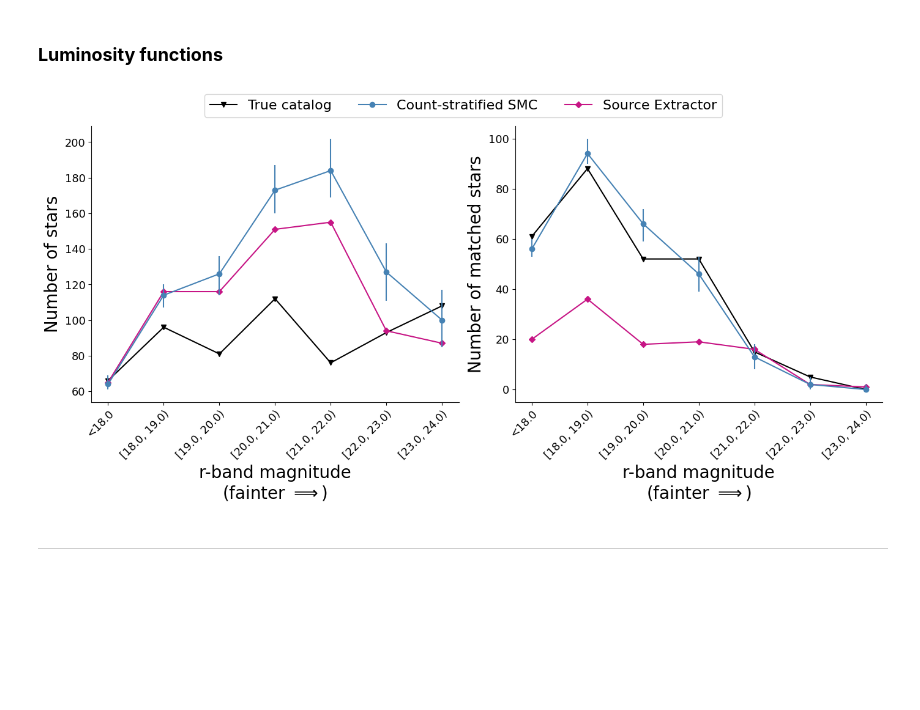
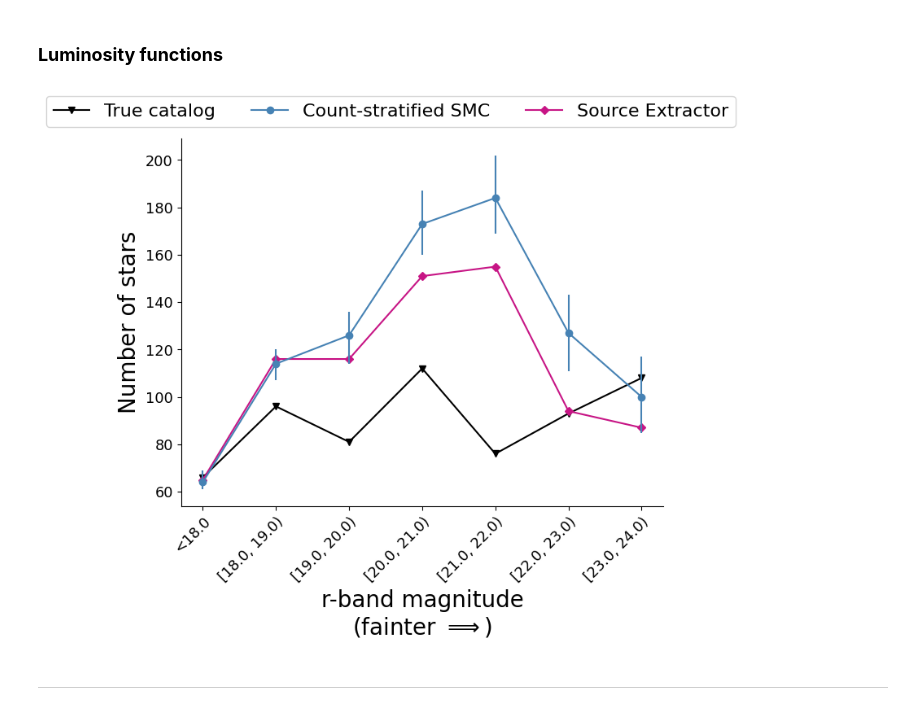
Before and after one commit to timwhite0/smcdet, a Jupyter notebook: experiments/manuscript/m71_manyimages/results/results.ipynb, the cells around one changed output. Drawn from its saved outputs; the diff is of its cells as text; code cells hidden in the pictures; blank space fills up the shorter version.

Commit message:
Update CLF plots and remove labels from detection plots

```diff
--- a/experiments/manuscript/m71_manyimages/results/results.ipynb
+++ b/experiments/manuscript/m71_manyimages/results/results.ipynb
@@ -673,47 +673,36 @@ clf_sep_matches = match_catalogs(pruned_counts, pruned_locs, pruned_fluxes,
                                  1, locs_tol, mags_tol, clf_mag_bins)
 clf_sep_true_total, clf_sep_true_matches, clf_sep_est_total, clf_sep_est_matches = clf_sep_matches
 # %%
-fig, ax = plt.subplots(1, 2, figsize = (14, 6 * 1.075))
+fig, ax = plt.subplots(1, 1, figsize = (7, 6 * 1.075))
 
 ls = 'solid'
 ms = 6
 
-_ = ax[0].plot(clf_mag_bins, clf_smc_true_total.sum(0)[0], label = "True catalog",
-               marker = "v", ms = 1.05*ms, linestyle = ls, color = 'black', zorder = 0)
-_ = ax[0].plot(clf_mag_bins, clf_smc_est_total.sum(0).median(0).values, label = "Count-stratified SMC",
-               marker = smc_marker, ms = ms, linestyle = ls, color = smc_color, zorder = 3)
-_ = ax[0].vlines(clf_mag_bins, ymin = clf_smc_est_total.sum(0).quantile(0.05, dim=0), ymax = clf_smc_est_total.sum(0).quantile(0.95, dim=0),
-                 color = smc_color, zorder = 2)
-_ = ax[0].plot(clf_mag_bins, clf_sep_est_total.sum(0).permute(1, 0), label = "Source Extractor",
-               marker = sep_marker, ms = 0.9*ms, color = sep_color, linestyle = ls, zorder = 1)
-_ = ax[0].set_ylabel('Number of stars', fontsize = bigfont)
+_ = ax.plot(clf_mag_bins, clf_smc_true_total.sum(0)[0], label = "True catalog",
+            marker = "v", ms = 1.05*ms, linestyle = ls, color = 'black', zorder = 0)
+_ = ax.plot(clf_mag_bins, clf_smc_est_total.sum(0).median(0).values, label = "Count-stratified SMC",
+            marker = smc_marker, ms = ms, linestyle = ls, color = smc_color, zorder = 3)
+_ = ax.vlines(clf_mag_bins, ymin = clf_smc_est_total.sum(0).quantile(0.05, dim=0), ymax = clf_smc_est_total.sum(0).quantile(0.95, dim=0),
+              color = smc_color, zorder = 2)
+_ = ax.plot(clf_mag_bins, clf_sep_est_total.sum(0).permute(1, 0), label = "Source Extractor",
+            marker = sep_marker, ms = 0.9*ms, color = sep_color, linestyle = ls, zorder = 1)
+_ = ax.set_ylabel('Number of stars', fontsize = bigfont)
 
-_ = ax[1].plot(clf_mag_bins, clf_smc_true_matches.sum(0)[0], label = "True catalog",
-               marker = "v", ms = 1.05*ms, linestyle = ls, color = 'black', zorder = 0)
-_ = ax[1].plot(clf_mag_bins, clf_smc_est_matches.sum(0).median(0).values, label = "Count-stratified SMC",
-               marker = smc_marker, ms = ms, linestyle = ls, color = smc_color, zorder = 3)
-_ = ax[1].vlines(clf_mag_bins, ymin = clf_smc_est_matches.sum(0).quantile(0.05, dim=0), ymax = clf_smc_est_matches.sum(0).quantile(0.95, dim=0),
-                 color = smc_color, zorder = 2)
-_ = ax[1].plot(clf_mag_bins, clf_sep_est_matches.sum(0).permute(1, 0), label = "Source Extractor",
-               marker = sep_marker, ms = 0.9*ms, color = sep_color, linestyle = ls, zorder = 1)
-_ = ax[1].set_ylabel('Number of matched stars', fontsize = bigfont)
+_ = ax.tick_params(axis = "both", labelsize = 0.8*mediumfont)
+_ = ax.set_xticks(ticks = clf_mag_bins,
+                  labels = [f'<{clf_mag_bins[0]}'] + [f'[{clf_mag_bins[t].item()}, {clf_mag_bins[t+1]})' for t in range(len(clf_mag_bins)-1)],
+                  rotation = 45, ha = 'right', rotation_mode = "anchor")
+_ = ax.set_xlabel('r-band magnitude\n(fainter $\Longrightarrow$)', fontsize = bigfont)
+_ = ax.spines[['top', 'right']].set_visible(False)
 
-for a in ax.flat:
-    _ = a.tick_params(axis = "both", labelsize = 0.8*mediumfont)
-    _ = a.set_xticks(ticks = clf_mag_bins,
-                     labels = [f'<{clf_mag_bins[0]}'] + [f'[{clf_mag_bins[t].item()}, {clf_mag_bins[t+1]})' for t in range(len(clf_mag_bins)-1)],
-                     rotation = 45, ha = 'right', rotation_mode = "anchor")
-    _ = a.set_xlabel('r-band magnitude\n(fainter $\Longrightarrow$)', fontsize = bigfont)
-    _ = a.spines[['top', 'right']].set_visible(False)
-
-handles, labels = ax[0].get_legend_handles_labels()
+handles, labels = ax.get_legend_handles_labels()
 _ = fig.legend(handles, labels, loc = 'upper center', ncol = 3, bbox_to_anchor = (0.5, 1.075), fontsize = mediumfont)
 
 _ = fig.tight_layout()
 
 fig.savefig('figures/m71_clf.png', dpi = 250, transparent = True, bbox_inches = 'tight', pad_inches = 0)
 # %% [output]
-[figure, old version]
+[figure, new version]
 # %% [markdown]
 ---
 # %% [markdown]
```
Also changed, not shown: parts of 3 cells of this notebook, 1 other file.
